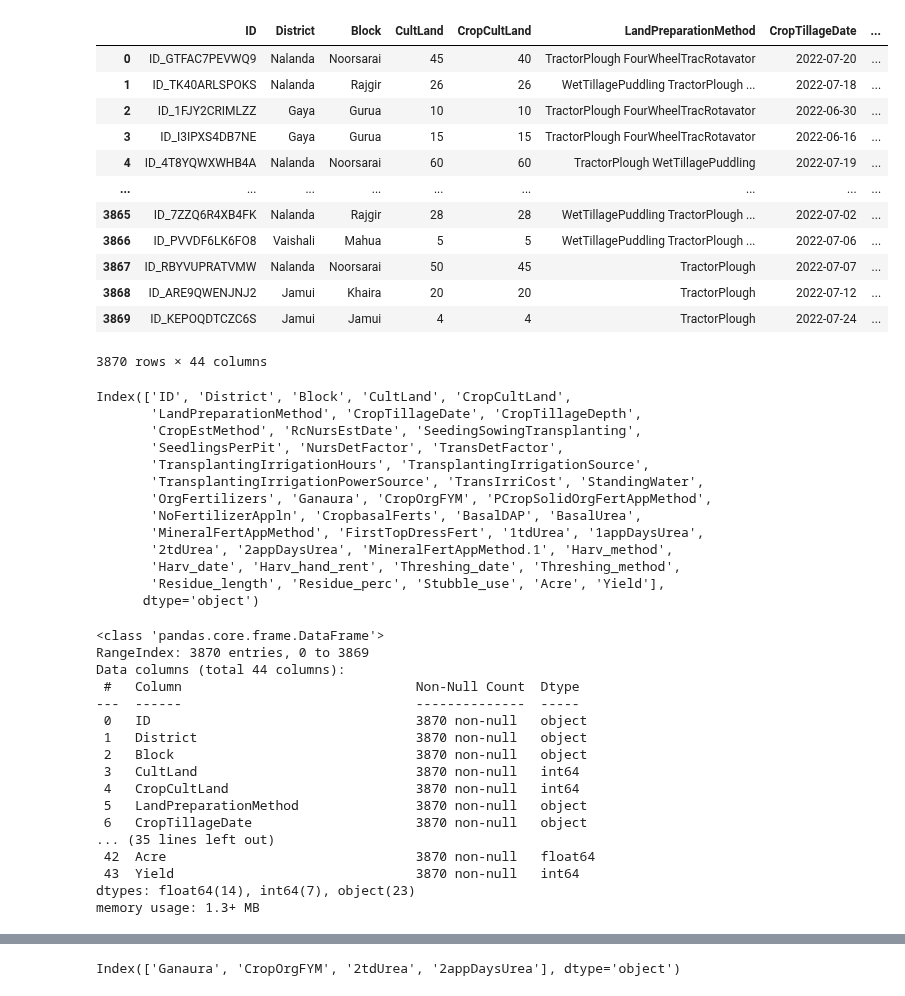
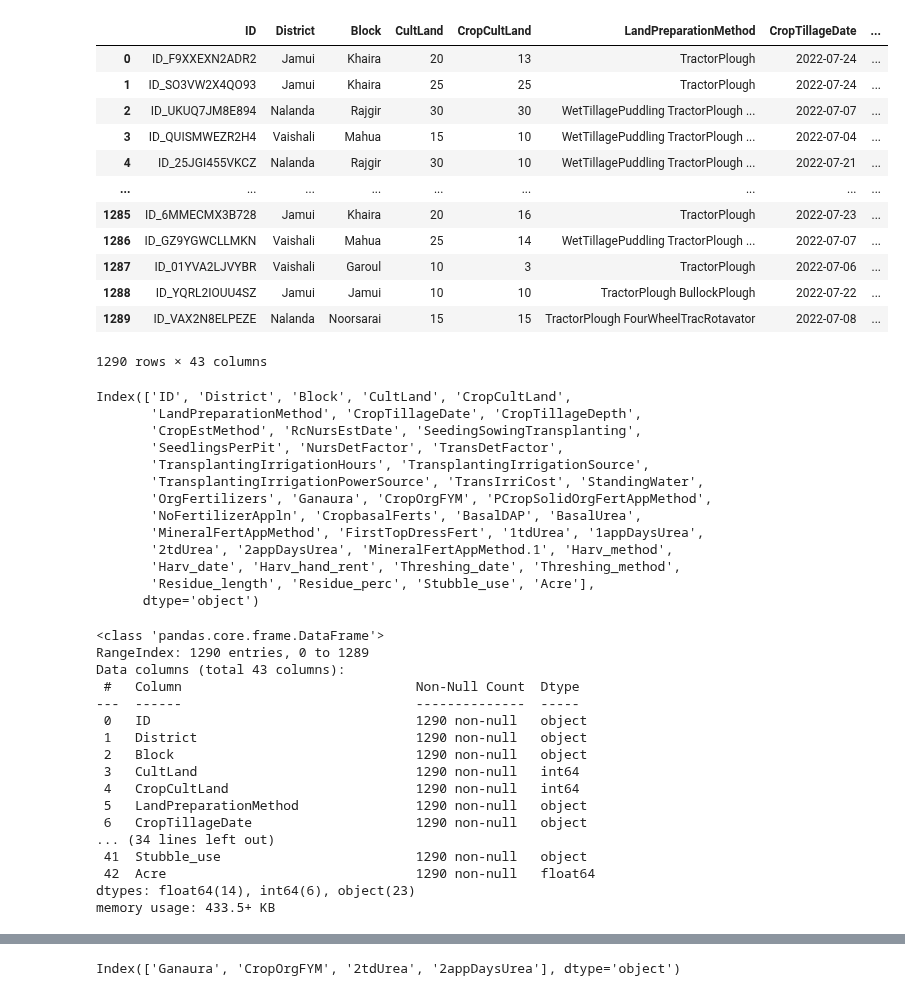
Before and after one commit to kazeemolaitanmusbau/Postgresql-Works, a Jupyter notebook: work.ipynb, the cells around one changed output, grey strips where cells are left out. Cells and saved outputs as stored; diff of their text form; code cells hidden in the pictures.

```diff
--- a/work.ipynb
+++ b/work.ipynb
@@ -12,22 +12,22 @@ from sklearn.metrics import r2_score
 # %%
 path = "C:/Users/pc/Desktop/1/zindi/third project/digital-green-crop-yield-estimate-challenge20230912-4562-1bbmstk"
 
-train = pd.read_csv(path + "/train.csv")
+train = pd.read_csv(path + "/test.csv")
 train
 # %% [output]
 |  | ID | District | Block | CultLand | CropCultLand | LandPreparationMethod | CropTillageDate | ... |
-| 0 | ID_GTFAC7PEVWQ9 | Nalanda | Noorsarai | 45 | 40 | TractorPlough FourWheelTracRotavator | 2022-07-20 | ... |
-| 1 | ID_TK40ARLSPOKS | Nalanda | Rajgir | 26 | 26 | WetTillagePuddling TractorPlough ... | 2022-07-18 | ... |
-| 2 | ID_1FJY2CRIMLZZ | Gaya | Gurua | 10 | 10 | TractorPlough FourWheelTracRotavator | 2022-06-30 | ... |
-| 3 | ID_I3IPXS4DB7NE | Gaya | Gurua | 15 | 15 | TractorPlough FourWheelTracRotavator | 2022-06-16 | ... |
-| 4 | ID_4T8YQWXWHB4A | Nalanda | Noorsarai | 60 | 60 | TractorPlough WetTillagePuddling | 2022-07-19 | ... |
+| 0 | ID_F9XXEXN2ADR2 | Jamui | Khaira | 20 | 13 | TractorPlough | 2022-07-24 | ... |
+| 1 | ID_SO3VW2X4QO93 | Jamui | Khaira | 25 | 25 | TractorPlough | 2022-07-24 | ... |
+| 2 | ID_UKUQ7JM8E894 | Nalanda | Rajgir | 30 | 30 | WetTillagePuddling TractorPlough ... | 2022-07-07 | ... |
+| 3 | ID_QUISMWEZR2H4 | Vaishali | Mahua | 15 | 10 | WetTillagePuddling TractorPlough ... | 2022-07-04 | ... |
+| 4 | ID_25JGI455VKCZ | Nalanda | Rajgir | 30 | 10 | WetTillagePuddling TractorPlough ... | 2022-07-21 | ... |
 | ... | ... | ... | ... | ... | ... | ... | ... | ... |
-| 3865 | ID_7ZZQ6R4XB4FK | Nalanda | Rajgir | 28 | 28 | WetTillagePuddling TractorPlough ... | 2022-07-02 | ... |
-| 3866 | ID_PVVDF6LK6FO8 | Vaishali | Mahua | 5 | 5 | WetTillagePuddling TractorPlough ... | 2022-07-06 | ... |
-| 3867 | ID_RBYVUPRATVMW | Nalanda | Noorsarai | 50 | 45 | TractorPlough | 2022-07-07 | ... |
-| 3868 | ID_ARE9QWENJNJ2 | Jamui | Khaira | 20 | 20 | TractorPlough | 2022-07-12 | ... |
-| 3869 | ID_KEPOQDTCZC6S | Jamui | Jamui | 4 | 4 | TractorPlough | 2022-07-24 | ... |
+| 1285 | ID_6MMECMX3B728 | Jamui | Khaira | 20 | 16 | TractorPlough | 2022-07-23 | ... |
+| 1286 | ID_GZ9YGWCLLMKN | Vaishali | Mahua | 25 | 14 | WetTillagePuddling TractorPlough ... | 2022-07-07 | ... |
+| 1287 | ID_01YVA2LJVYBR | Vaishali | Garoul | 10 | 3 | TractorPlough | 2022-07-06 | ... |
+| 1288 | ID_YQRL2IOUU4SZ | Jamui | Jamui | 10 | 10 | TractorPlough BullockPlough | 2022-07-22 | ... |
+| 1289 | ID_VAX2N8ELPEZE | Nalanda | Noorsarai | 15 | 15 | TractorPlough FourWheelTracRotavator | 2022-07-08 | ... |
-3870 rows × 44 columns
+1290 rows × 43 columns
 # %%
 train.columns
 # %% [output]
@@ -42,28 +42,28 @@ Index(['ID', 'District', 'Block', 'CultLand', 'CropCultLand',
        'MineralFertAppMethod', 'FirstTopDressFert', '1tdUrea', '1appDaysUrea',
        '2tdUrea', '2appDaysUrea', 'MineralFertAppMethod.1', 'Harv_method',
        'Harv_date', 'Harv_hand_rent', 'Threshing_date', 'Threshing_method',
-       'Residue_length', 'Residue_perc', 'Stubble_use', 'Acre', 'Yield'],
+       'Residue_length', 'Residue_perc', 'Stubble_use', 'Acre'],
       dtype='object')
 # %%
 train.info()
 # %% [output]
 <class 'pandas.core.frame.DataFrame'>
-RangeIndex: 3870 entries, 0 to 3869
-Data columns (total 44 columns):
+RangeIndex: 1290 entries, 0 to 1289
+Data columns (total 43 columns):
  #   Column                              Non-Null Count  Dtype
 ---  ------                              --------------  -----
- 0   ID                                  3870 non-null   object
- 1   District                            3870 non-null   object
- 2   Block                               3870 non-null   object
- 3   CultLand                            3870 non-null   int64
- 4   CropCultLand                        3870 non-null   int64
- 5   LandPreparationMethod               3870 non-null   object
- 6   CropTillageDate                     3870 non-null   object
-... (35 lines left out)
- 42  Acre                                3870 non-null   float64
- 43  Yield                               3870 non-null   int64
-dtypes: float64(14), int64(7), object(23)
-memory usage: 1.3+ MB
+ 0   ID                                  1290 non-null   object
+ 1   District                            1290 non-null   object
+ 2   Block                               1290 non-null   object
+ 3   CultLand                            1290 non-null   int64
+ 4   CropCultLand                        1290 non-null   int64
+ 5   LandPreparationMethod               1290 non-null   object
+ 6   CropTillageDate                     1290 non-null   object
+... (34 lines left out)
+ 41  Stubble_use                         1290 non-null   object
+ 42  Acre                                1290 non-null   float64
+dtypes: float64(14), int64(6), object(23)
+memory usage: 433.5+ KB
 # %%
 date_col=["Threshing_date", "RcNursEstDate", "Harv_date", "CropTillageDate", "RcNursEstDate", "SeedingSowingTransplanting"]
 for col in date_col:
```
Also changed, not shown: parts of 16 cells of this notebook.
